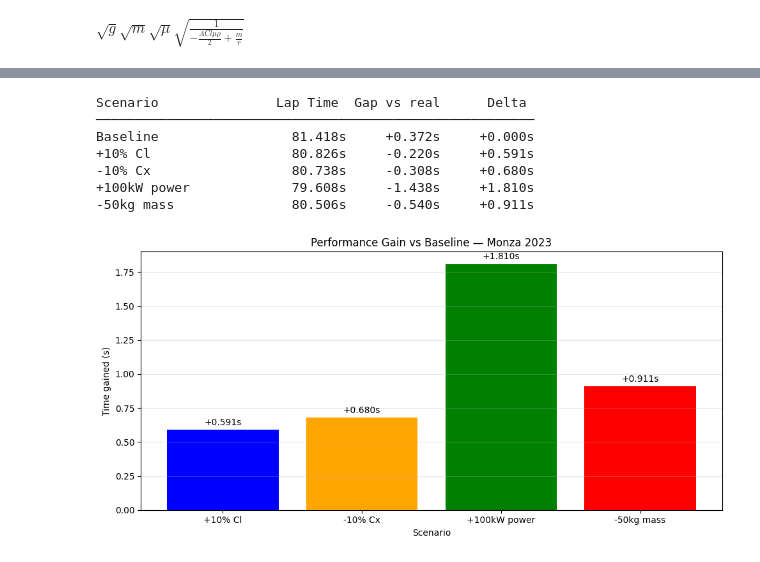
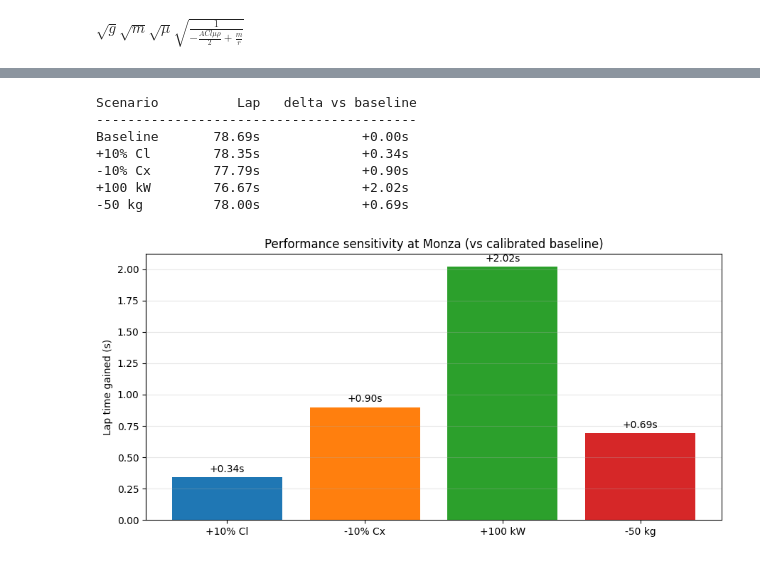
Before and after one commit to edouardbougeant-dotcom/motorsport-telemetry-analysis, a Jupyter notebook: 08_point_mass_model.ipynb, the cells around one changed output, grey strips where cells are left out. Drawn from its saved outputs; the diff is of its cells as text; code cells hidden in the pictures.

```diff
--- a/08_point_mass_model.ipynb
+++ b/08_point_mass_model.ipynb
@@ -389,48 +389,36 @@ Each Delta represents time gained vs the calibrated baseline.
 # %%
-# Baseline
-lap_baseline = simulate_lap_time(Cx_cal, Cl_cal)
+baseline = simulate_lap_time(Cx_cal, Cl_cal, L_exit=L_EXIT)
+scenarios = [
+    {'name': 'Baseline', 'Cx': Cx_cal,      'Cl': Cl_cal},
+    {'name': '+10% Cl',  'Cx': Cx_cal,      'Cl': Cl_cal*1.10},
+    {'name': '-10% Cx',  'Cx': Cx_cal*0.90, 'Cl': Cl_cal},
+    {'name': '+100 kW',  'Cx': Cx_cal,      'Cl': Cl_cal, 'P_max': 835000},
+    {'name': '-50 kg',   'Cx': Cx_cal,      'Cl': Cl_cal, 'mass': 748},
+]
+print(f"{'Scenario':<12}{'Lap':>9}{'delta vs baseline':>20}")
+print('-' * 41)
+names, deltas = [], []
+for s in scenarios:
+    kw = {k: v for k, v in s.items() if k != 'name'}
+    kw['L_exit'] = L_EXIT
+    lap = simulate_lap_time(**kw)
+    d = baseline - lap
+    print(f"{s['name']:<12}{lap:>8.2f}s{d:>+18.2f}s")
+    if s['name'] != 'Baseline':
+        names.append(s['name']); deltas.append(d)
 
-
-scenarios = [
-    {'name': 'Baseline',     'Cx': Cx_cal,      'Cl': Cl_cal,      'P': 735000, 'm': 798},
-    {'name': '+10% Cl',      'Cx': Cx_cal,      'Cl': Cl_cal*1.10, 'P': 735000, 'm': 798},
-    {'name': '-10% Cx',      'Cx': Cx_cal*0.90, 'Cl': Cl_cal,      'P': 735000, 'm': 798},
-    {'name': '+100kW power', 'Cx': Cx_cal,      'Cl': Cl_cal,      'P': 835000, 'm': 798},
-    {'name': '-50kg mass',   'Cx': Cx_cal,      'Cl': Cl_cal,      'P': 735000, 'm': 748},
-]
-
-print(f"\n{'Scenario':<20} {'Lap Time':>10} {'Gap vs real':>12} {'Delta':>10}")
-print("─" * 56)
-
-for s in scenarios:
-    lap = simulate_lap_time(Cx=s['Cx'], Cl=s['Cl'],
-                            P_max=s['P'], mass=s['m'])
-    delta = lap_baseline - lap
-    print(f"{s['name']:<20} {lap:>10.3f}s {lap-81.046:>+10.3f}s {delta:>+10.3f}s")
-
-
-names  = [s['name'] for s in scenarios[1:]]
-deltas = []
-for s in scenarios[1:]:
-    lap = simulate_lap_time(Cx=s['Cx'], Cl=s['Cl'],
-                            P_max=s['P'], mass=s['m'])
-    deltas.append(lap_baseline - lap)
-
-plt.figure(figsize=(10, 5))
-bars = plt.bar(names, deltas, color=['blue','orange','green','red'])
-plt.bar_label(bars, fmt='+%.3fs', padding=3)
-plt.title('Performance Gain vs Baseline — Monza 2023')
-plt.ylabel('Time gained (s)')
-plt.xlabel('Scenario')
-plt.grid(axis='y', alpha=0.3)
-plt.tight_layout()
-plt.show()
+plt.figure(figsize=(9, 4.5))
+bars = plt.bar(names, deltas, color=['tab:blue', 'tab:orange', 'tab:green', 'tab:red'])
+plt.bar_label(bars, fmt='%+.2fs', padding=3)
+plt.ylabel('Lap time gained (s)')
+plt.title('Performance sensitivity at Monza (vs calibrated baseline)')
+plt.grid(axis='y', alpha=0.3); plt.tight_layout(); plt.show()
 # %% [output]
-Scenario               Lap Time  Gap vs real      Delta
-────────────────────────────────────────────────────────
-Baseline                 81.418s     +0.372s     +0.000s
-+10% Cl                  80.826s     -0.220s     +0.591s
--10% Cx                  80.738s     -0.308s     +0.680s
-+100kW power             79.608s     -1.438s     +1.810s
--50kg mass               80.506s     -0.540s     +0.911s
+Scenario          Lap   delta vs baseline
+-----------------------------------------
+Baseline       78.69s             +0.00s
++10% Cl        78.35s             +0.34s
+-10% Cx        77.79s             +0.90s
++100 kW        76.67s             +2.02s
+-50 kg         78.00s             +0.69s
-[figure, old version]
+[figure, new version]
```
Also changed, not shown: parts of 20 cells of this notebook.
